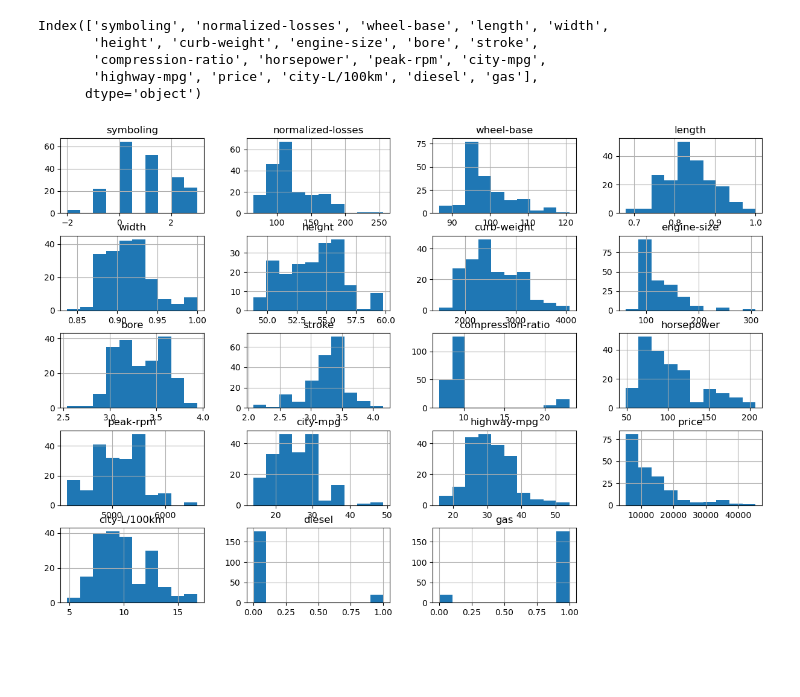
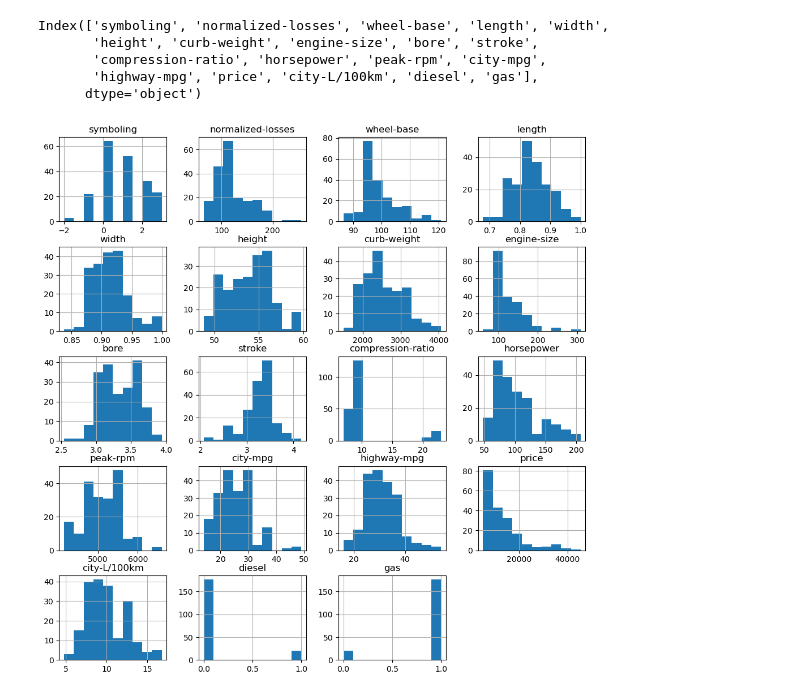
Before and after one commit to jgomezz/cpe_ciencia_datos_python, a Jupyter notebook: mod3_analitica_datos_python/semana_02_analisis_exploratorio_datos.ipynb, the cells around one changed output. Drawn from its saved outputs; the diff is of its cells as text; code cells hidden in the pictures; blank space fills up the shorter version.

```diff
--- a/mod3_analitica_datos_python/semana_02_analisis_exploratorio_datos.ipynb
+++ b/mod3_analitica_datos_python/semana_02_analisis_exploratorio_datos.ipynb
@@ -98,7 +98,7 @@ Index(['symboling', 'normalized-losses', 'wheel-base', 'length', 'width',
        'highway-mpg', 'price', 'city-L/100km', 'diesel', 'gas'],
       dtype='object')
 # %%
-df[var_numericas].hist(layout=(5,4), sharex=False, sharey=False, figsize=(15,10))
+df[var_numericas].hist(layout=(5,4), sharex=False, sharey=False, figsize=(12,12))
 plt.show()
 # %% [output]
-[figure, old version]
+[figure, new version]
```
